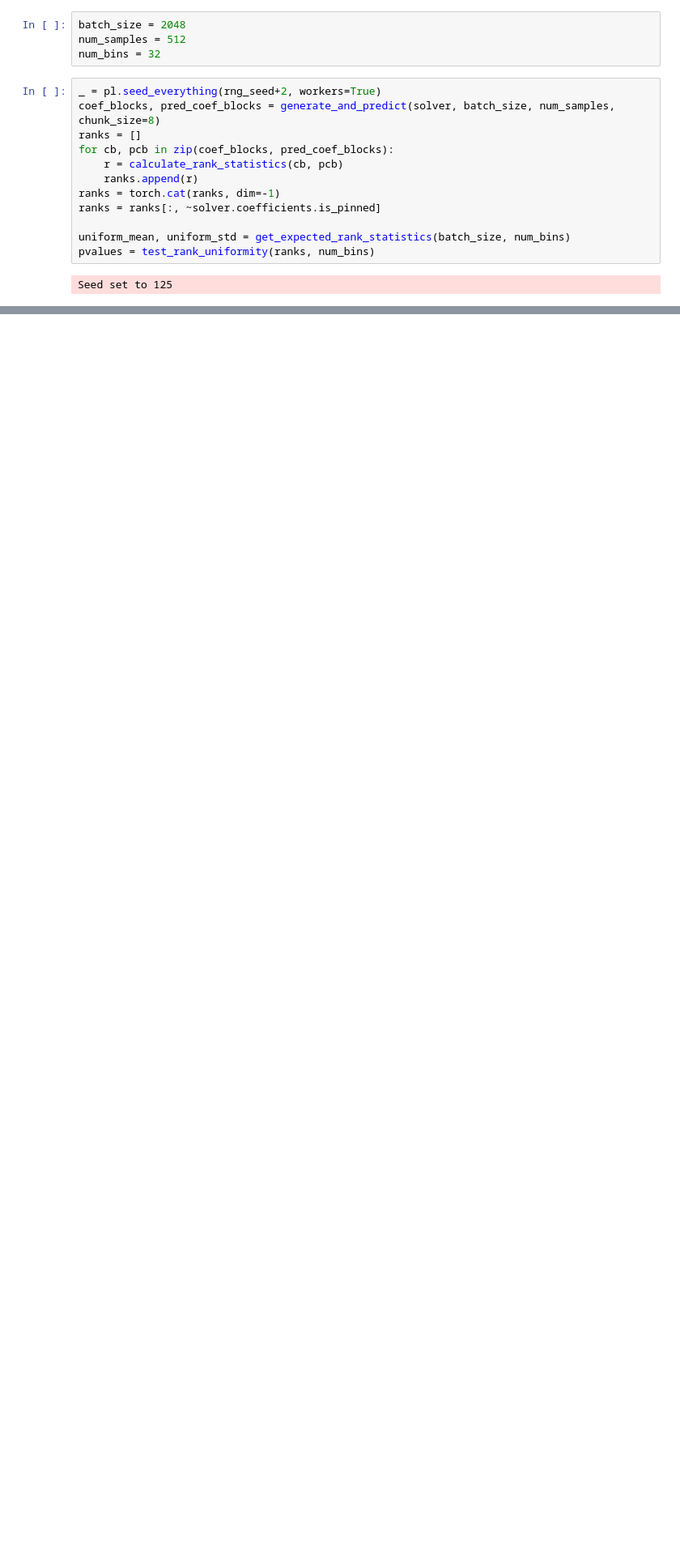
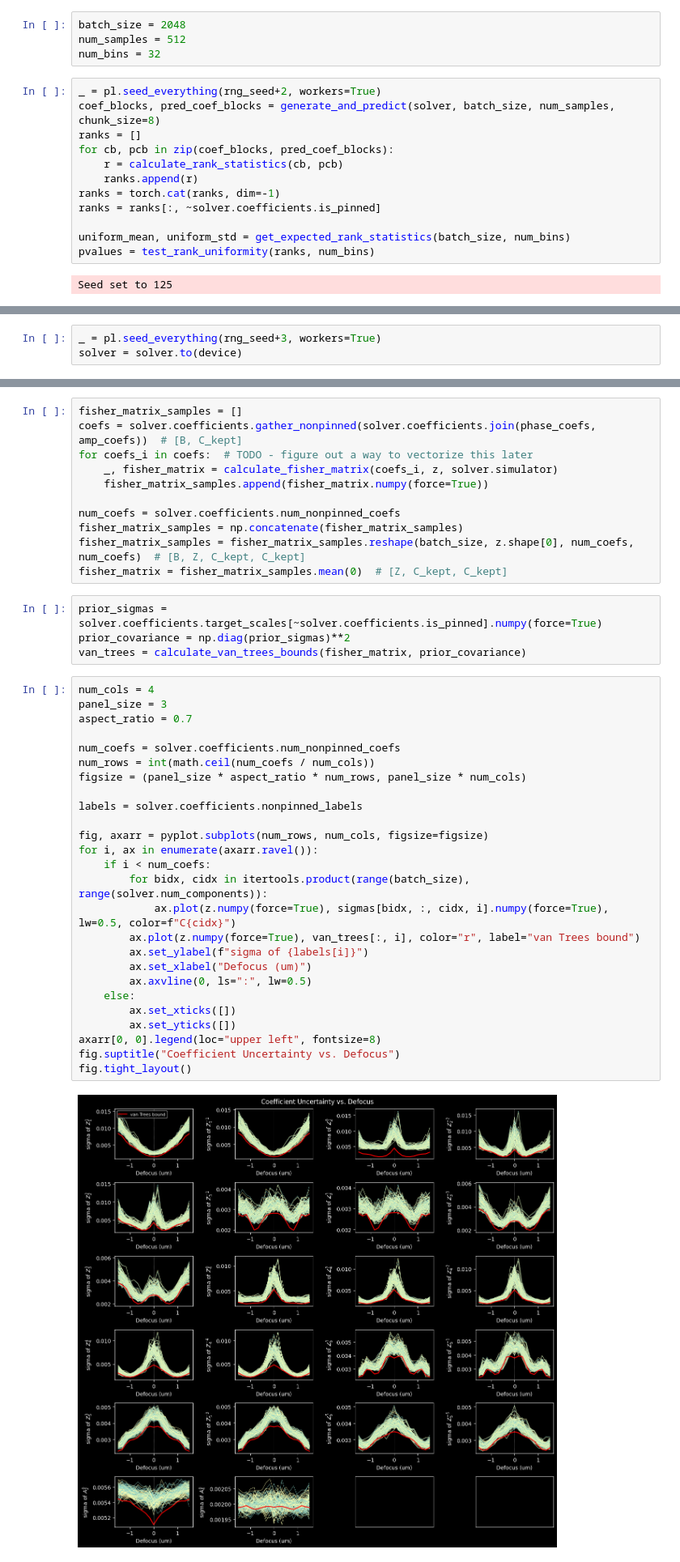
Before and after one commit to walterfu1064/cynosure, a Jupyter notebook: examples/information_theory/example_3a.ipynb, the cells around one changed output, grey strips where cells are left out. Shown at 81% size. Drawn from its saved outputs; the diff is of its cells as text; blank space fills up the shorter version.

```diff
--- a/examples/information_theory/example_3a.ipynb
+++ b/examples/information_theory/example_3a.ipynb
@@ -331,0 +461,3 @@ Different parameters show different degrees of calibration. The odd-$n$ phase te
+# %%
+_ = pl.seed_everything(rng_seed+3, workers=True)
+solver = solver.to(device)
@@ -331,0 +493,43 @@ Different parameters show different degrees of calibration. The odd-$n$ phase te
+# %%
+fisher_matrix_samples = []
+coefs = solver.coefficients.gather_nonpinned(solver.coefficients.join(phase_coefs, amp_coefs))  # [B, C_kept]
+for coefs_i in coefs:  # TODO - figure out a way to vectorize this later
+    _, fisher_matrix = calculate_fisher_matrix(coefs_i, z, solver.simulator)
+    fisher_matrix_samples.append(fisher_matrix.numpy(force=True))
+
+num_coefs = solver.coefficients.num_nonpinned_coefs
+fisher_matrix_samples = np.concatenate(fisher_matrix_samples)
+fisher_matrix_samples = fisher_matrix_samples.reshape(batch_size, z.shape[0], num_coefs, num_coefs)  # [B, Z, C_kept, C_kept]
+fisher_matrix = fisher_matrix_samples.mean(0)  # [Z, C_kept, C_kept]
+# %%
+prior_sigmas = solver.coefficients.target_scales[~solver.coefficients.is_pinned].numpy(force=True)
+prior_covariance = np.diag(prior_sigmas)**2
+van_trees = calculate_van_trees_bounds(fisher_matrix, prior_covariance)
+# %%
+num_cols = 4
+panel_size = 3
+aspect_ratio = 0.7
+
+num_coefs = solver.coefficients.num_nonpinned_coefs
+num_rows = int(math.ceil(num_coefs / num_cols))
+figsize = (panel_size * aspect_ratio * num_rows, panel_size * num_cols)
+
+labels = solver.coefficients.nonpinned_labels
+
+fig, axarr = pyplot.subplots(num_rows, num_cols, figsize=figsize)
+for i, ax in enumerate(axarr.ravel()):
+    if i < num_coefs:
+        for bidx, cidx in itertools.product(range(batch_size), range(solver.num_components)):
+            ax.plot(z.numpy(force=True), sigmas[bidx, :, cidx, i].numpy(force=True), lw=0.5, color=f"C{cidx}")
+        ax.plot(z.numpy(force=True), van_trees[:, i], color="r", label="van Trees bound")
+        ax.set_ylabel(f"sigma of {labels[i]}")
+        ax.set_xlabel("Defocus (um)")
+        ax.axvline(0, ls=":", lw=0.5)
+    else:
+        ax.set_xticks([])
+        ax.set_yticks([])
+axarr[0, 0].legend(loc="upper left", fontsize=8)
+fig.suptitle("Coefficient Uncertainty vs. Defocus")
+fig.tight_layout()
+# %% [output]
+[figure, added]
```
Also changed, not shown: parts of 22 cells of this notebook, 3 other files.
